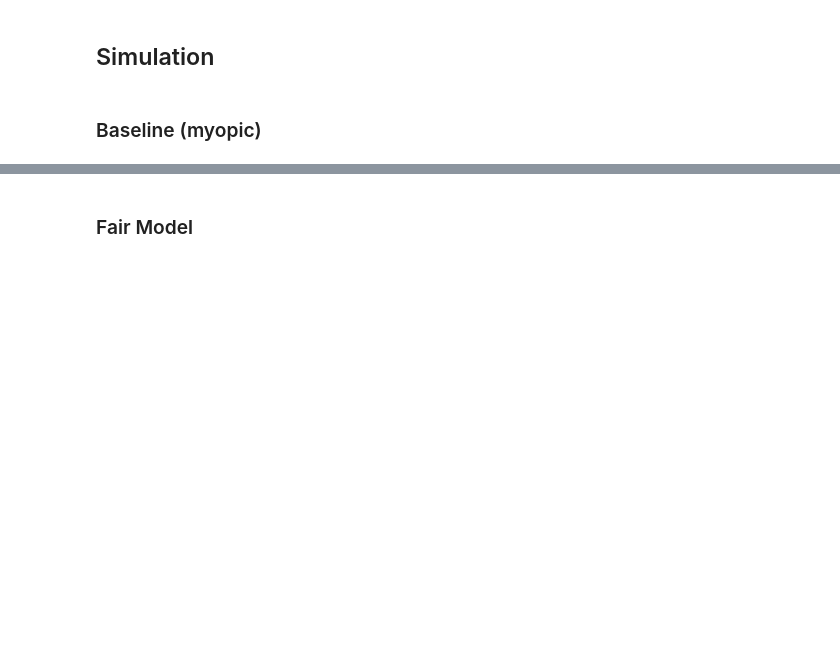
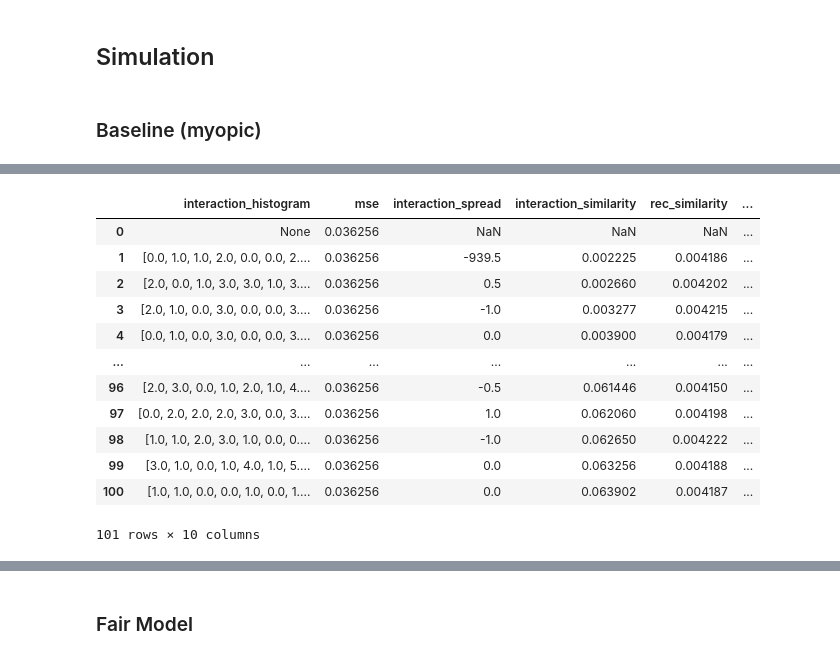
Before and after one commit to jannikjw/fair-recommender-systems, a Jupyter notebook: trecs_exp.ipynb, the cells around one changed output, grey strips where cells are left out. Saved outputs shown, nothing was run; the diff lists cells and outputs as text; code cells hidden in the pictures; blank space fills up the shorter version.

```diff
--- a/trecs_exp.ipynb
+++ b/trecs_exp.ipynb
@@ -130,0 +187,16 @@ ax[1].set_ylabel('Jaccard Similarity')
+# %%
+myopic_measurements_df
+# %% [output]
+|  | interaction_histogram | mse | interaction_spread | interaction_similarity | rec_similarity | ... |
+| 0 | None | 0.036256 | NaN | NaN | NaN | ... |
+| 1 | [0.0, 1.0, 1.0, 2.0, 0.0, 0.0, 2.... | 0.036256 | -939.5 | 0.002225 | 0.004186 | ... |
+| 2 | [2.0, 0.0, 1.0, 3.0, 3.0, 1.0, 3.... | 0.036256 | 0.5 | 0.002660 | 0.004202 | ... |
+| 3 | [2.0, 1.0, 0.0, 3.0, 0.0, 0.0, 3.... | 0.036256 | -1.0 | 0.003277 | 0.004215 | ... |
+| 4 | [0.0, 1.0, 0.0, 3.0, 0.0, 0.0, 3.... | 0.036256 | 0.0 | 0.003900 | 0.004179 | ... |
+| ... | ... | ... | ... | ... | ... | ... |
+| 96 | [2.0, 3.0, 0.0, 1.0, 2.0, 1.0, 4.... | 0.036256 | -0.5 | 0.061446 | 0.004150 | ... |
+| 97 | [0.0, 2.0, 2.0, 2.0, 3.0, 0.0, 3.... | 0.036256 | 1.0 | 0.062060 | 0.004198 | ... |
+| 98 | [1.0, 1.0, 2.0, 3.0, 1.0, 0.0, 0.... | 0.036256 | -1.0 | 0.062650 | 0.004222 | ... |
+| 99 | [3.0, 1.0, 0.0, 1.0, 4.0, 1.0, 5.... | 0.036256 | 0.0 | 0.063256 | 0.004188 | ... |
+| 100 | [1.0, 1.0, 0.0, 0.0, 1.0, 0.0, 1.... | 0.036256 | 0.0 | 0.063902 | 0.004187 | ... |
+101 rows × 10 columns
```
Also changed, not shown: parts of 31 cells of this notebook, 3 other files.
